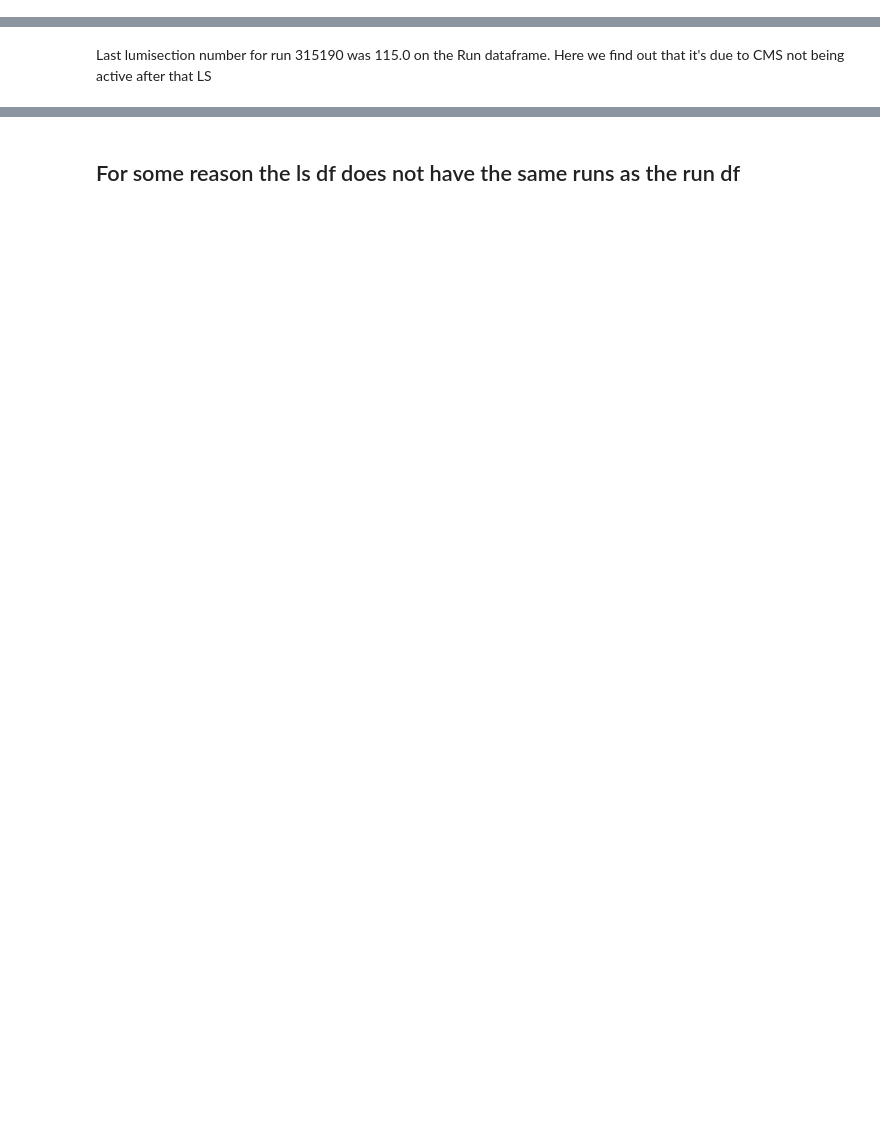
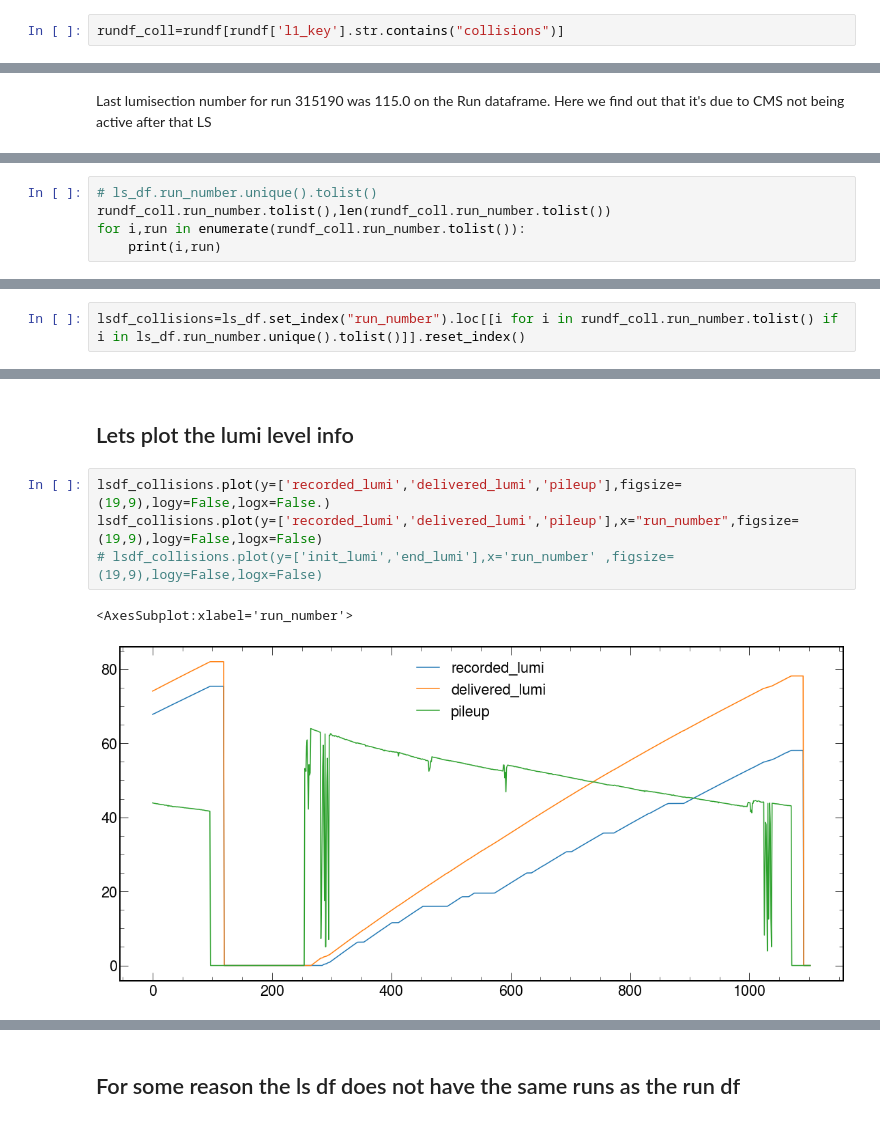
Before and after one commit to GuillermoFidalgo/ML4DQM-DC, a Jupyter notebook: omsapi/OMS Guillermo/Guillermo OMS work.ipynb, the cells around one changed output, grey strips where cells are left out. Cells and saved outputs as stored; diff of their text form; blank space fills up the shorter version.

```diff
--- a/omsapi/OMS Guillermo/Guillermo OMS work.ipynb
+++ b/omsapi/OMS Guillermo/Guillermo OMS work.ipynb
@@ -174,0 +230,2 @@ Name: run_number, dtype: int64
+# %%
+rundf_coll=rundf[rundf['l1_key'].str.contains("collisions")]
@@ -315,0 +367,5 @@ ls_df.iloc[110:120]#[['lumisection_number',"physics_flag","cms_active",'pileup',
+# %%
+# ls_df.run_number.unique().tolist()
+rundf_coll.run_number.tolist(),len(rundf_coll.run_number.tolist())
+for i,run in enumerate(rundf_coll.run_number.tolist()):
+    print(i,run)
@@ -315,0 +397,2 @@ ls_df.iloc[110:120]#[['lumisection_number',"physics_flag","cms_active",'pileup',
+# %%
+lsdf_collisions=ls_df.set_index("run_number").loc[[i for i in rundf_coll.run_number.tolist() if i in ls_df.run_number.unique().tolist()]].reset_index()
@@ -315,0 +415,9 @@ ls_df.iloc[110:120]#[['lumisection_number',"physics_flag","cms_active",'pileup',
+# %% [markdown]
+## Lets plot the lumi level info
+# %%
+lsdf_collisions.plot(y=['recorded_lumi','delivered_lumi','pileup'],figsize=(19,9),logy=False,logx=False.)
+lsdf_collisions.plot(y=['recorded_lumi','delivered_lumi','pileup'],x="run_number",figsize=(19,9),logy=False,logx=False)
+# lsdf_collisions.plot(y=['init_lumi','end_lumi'],x='run_number' ,figsize=(19,9),logy=False,logx=False)
+# %% [output]
+<AxesSubplot:xlabel='run_number'>
+[figure, added]
```
Also changed, not shown: parts of 69 cells of this notebook.
